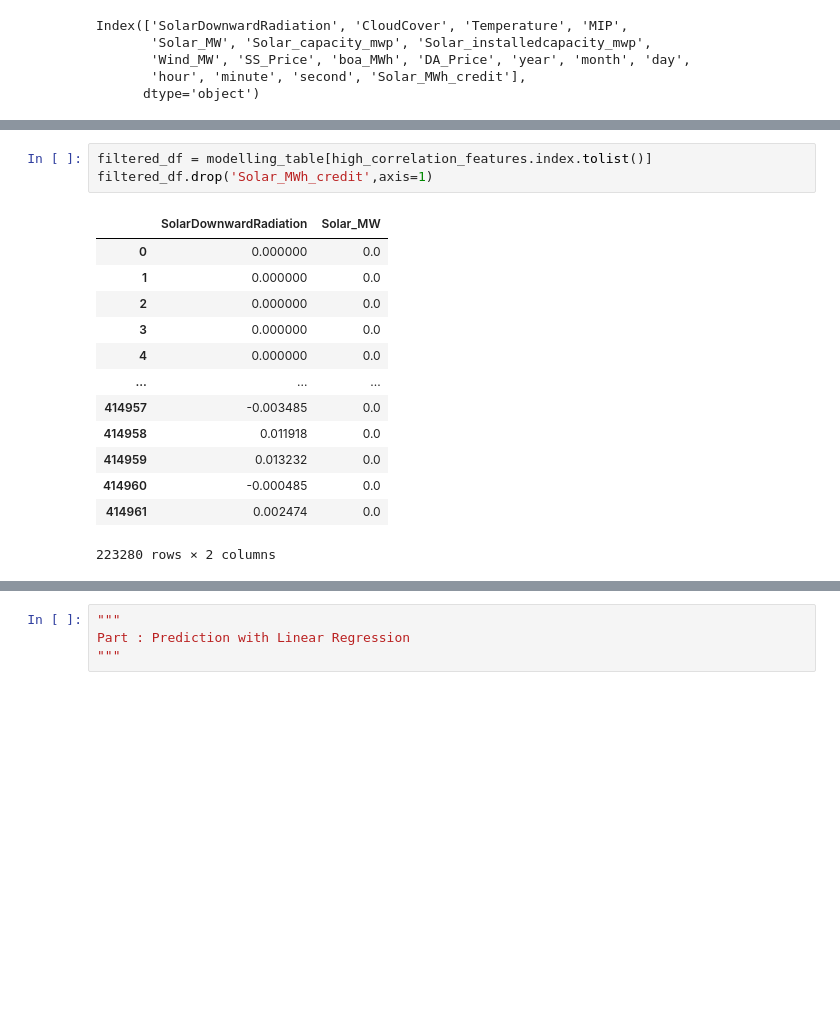
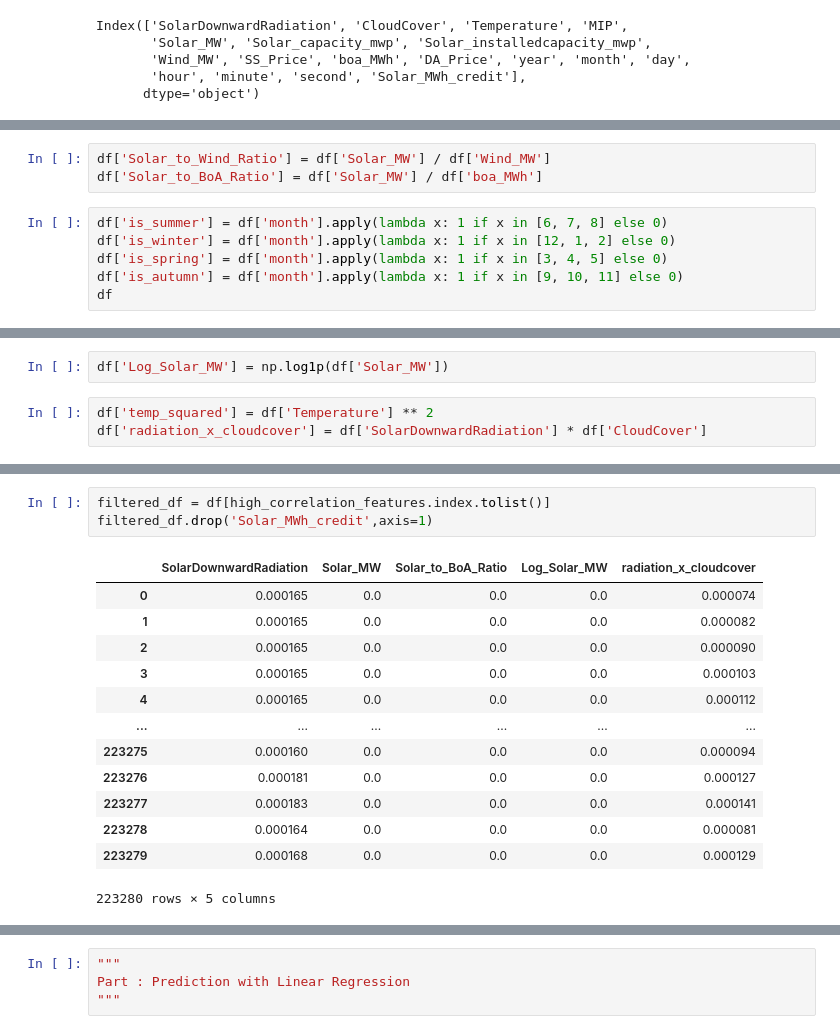
Before and after one commit to znaatcher/ProjectDatascience, a Jupyter notebook: project.ipynb, the cells around one changed output, grey strips where cells are left out. Drawn from its saved outputs; the diff is of its cells as text; blank space fills up the shorter version.

```diff
--- a/project.ipynb
+++ b/project.ipynb
@@ -368,0 +381,9 @@ Index(['SolarDownwardRadiation', 'CloudCover', 'Temperature', 'MIP',
+# %%
+df['Solar_to_Wind_Ratio'] = df['Solar_MW'] / df['Wind_MW']
+df['Solar_to_BoA_Ratio'] = df['Solar_MW'] / df['boa_MWh']
+# %%
+df['is_summer'] = df['month'].apply(lambda x: 1 if x in [6, 7, 8] else 0)
+df['is_winter'] = df['month'].apply(lambda x: 1 if x in [12, 1, 2] else 0)
+df['is_spring'] = df['month'].apply(lambda x: 1 if x in [3, 4, 5] else 0)
+df['is_autumn'] = df['month'].apply(lambda x: 1 if x in [9, 10, 11] else 0)
+df
@@ -369,3 +404,8 @@ Index(['SolarDownwardRadiation', 'CloudCover', 'Temperature', 'MIP',
+# %%
+df['Log_Solar_MW'] = np.log1p(df['Solar_MW'])
+# %%
+df['temp_squared'] = df['Temperature'] ** 2
+df['radiation_x_cloudcover'] = df['SolarDownwardRadiation'] * df['CloudCover']
 # %%
 correlationMatrix = df.corr()
 correlationMatrix
@@ -399,21 +443,21 @@ Solar_MWh_credit          1.00000
 Name: Solar_MW, dtype: float64
 # %%
-filtered_df = modelling_table[high_correlation_features.index.tolist()]
+filtered_df = df[high_correlation_features.index.tolist()]
 filtered_df.drop('Solar_MWh_credit',axis=1)
 # %% [output]
-|  | SolarDownwardRadiation | Solar_MW |
-| 0 | 0.000000 | 0.0 |
-| 1 | 0.000000 | 0.0 |
-| 2 | 0.000000 | 0.0 |
-| 3 | 0.000000 | 0.0 |
-| 4 | 0.000000 | 0.0 |
-| ... | ... | ... |
-| 414957 | -0.003485 | 0.0 |
-| 414958 | 0.011918 | 0.0 |
-| 414959 | 0.013232 | 0.0 |
-| 414960 | -0.000485 | 0.0 |
-| 414961 | 0.002474 | 0.0 |
+|  | SolarDownwardRadiation | Solar_MW | Solar_to_BoA_Ratio | Log_Solar_MW | radiation_x_cloudcover |
+| 0 | 0.000165 | 0.0 | 0.0 | 0.0 | 0.000074 |
+| 1 | 0.000165 | 0.0 | 0.0 | 0.0 | 0.000082 |
+| 2 | 0.000165 | 0.0 | 0.0 | 0.0 | 0.000090 |
+| 3 | 0.000165 | 0.0 | 0.0 | 0.0 | 0.000103 |
+| 4 | 0.000165 | 0.0 | 0.0 | 0.0 | 0.000112 |
+| ... | ... | ... | ... | ... | ... |
+| 223275 | 0.000160 | 0.0 | 0.0 | 0.0 | 0.000094 |
+| 223276 | 0.000181 | 0.0 | 0.0 | 0.0 | 0.000127 |
+| 223277 | 0.000183 | 0.0 | 0.0 | 0.0 | 0.000141 |
+| 223278 | 0.000164 | 0.0 | 0.0 | 0.0 | 0.000081 |
+| 223279 | 0.000168 | 0.0 | 0.0 | 0.0 | 0.000129 |
-223280 rows × 2 columns
+223280 rows × 5 columns
 # %%
 filtered_df2 = KNNImputer(missing_values=np.nan,n_neighbors=3).fit_transform(filtered_df)
 filtered_df2 = pd.DataFrame(filtered_df2, columns=filtered_df.columns)
```
Also changed, not shown: parts of 11 cells of this notebook.
